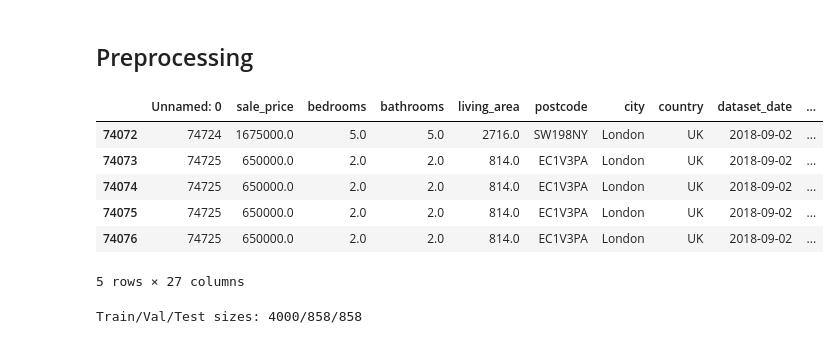
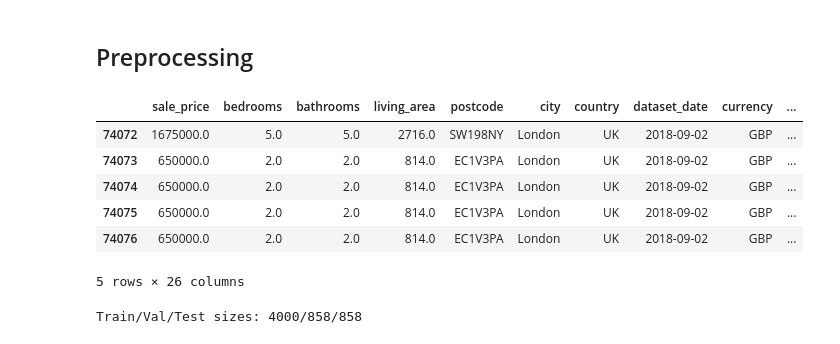
Before and after one commit to ananyapuru/381-final-project, a Jupyter notebook: model/model.ipynb, the cells around one changed output. Cells and saved outputs as stored; diff of their text form; code cells hidden in the pictures.

```diff
--- a/model/model.ipynb
+++ b/model/model.ipynb
@@ -17,16 +17,17 @@ warnings.filterwarnings("ignore", category=FutureWarning)
 ## Preprocessing
 # %%
 df = pd.read_csv("final_enriched_dataset.csv")
+df.drop("Unnamed: 0", axis=1, inplace=True)
 london_df = df[df["city"].str.lower() == "london"].copy()
 london_df.head(5)
 # %% [output]
-|  | Unnamed: 0 | sale_price | bedrooms | bathrooms | living_area | postcode | city | country | dataset_date | ... |
-| 74072 | 74724 | 1675000.0 | 5.0 | 5.0 | 2716.0 | SW198NY | London | UK | 2018-09-02 | ... |
-| 74073 | 74725 | 650000.0 | 2.0 | 2.0 | 814.0 | EC1V3PA | London | UK | 2018-09-02 | ... |
-| 74074 | 74725 | 650000.0 | 2.0 | 2.0 | 814.0 | EC1V3PA | London | UK | 2018-09-02 | ... |
-| 74075 | 74725 | 650000.0 | 2.0 | 2.0 | 814.0 | EC1V3PA | London | UK | 2018-09-02 | ... |
-| 74076 | 74725 | 650000.0 | 2.0 | 2.0 | 814.0 | EC1V3PA | London | UK | 2018-09-02 | ... |
+|  | sale_price | bedrooms | bathrooms | living_area | postcode | city | country | dataset_date | currency | ... |
+| 74072 | 1675000.0 | 5.0 | 5.0 | 2716.0 | SW198NY | London | UK | 2018-09-02 | GBP | ... |
+| 74073 | 650000.0 | 2.0 | 2.0 | 814.0 | EC1V3PA | London | UK | 2018-09-02 | GBP | ... |
+| 74074 | 650000.0 | 2.0 | 2.0 | 814.0 | EC1V3PA | London | UK | 2018-09-02 | GBP | ... |
+| 74075 | 650000.0 | 2.0 | 2.0 | 814.0 | EC1V3PA | London | UK | 2018-09-02 | GBP | ... |
+| 74076 | 650000.0 | 2.0 | 2.0 | 814.0 | EC1V3PA | London | UK | 2018-09-02 | GBP | ... |
-5 rows × 27 columns
+5 rows × 26 columns
 # %%
 y = london_df["sale_price_usd_inflation_adjusted"]
 X = london_df.drop(columns=["sale_price", "sale_price_usd", "sale_price_usd_inflation_adjusted"])
```
Also changed, not shown: parts of 12 cells of this notebook, 2 other files.
